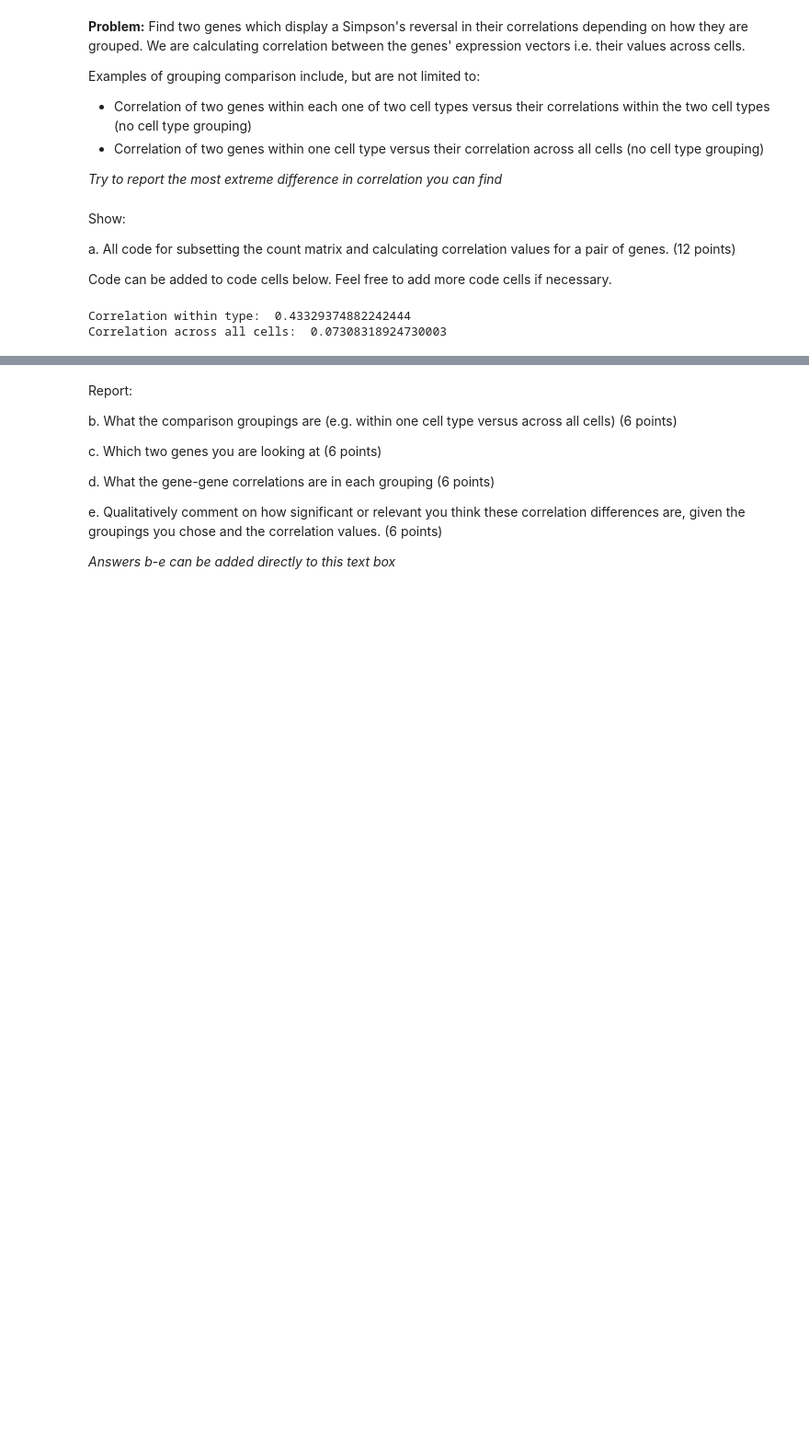
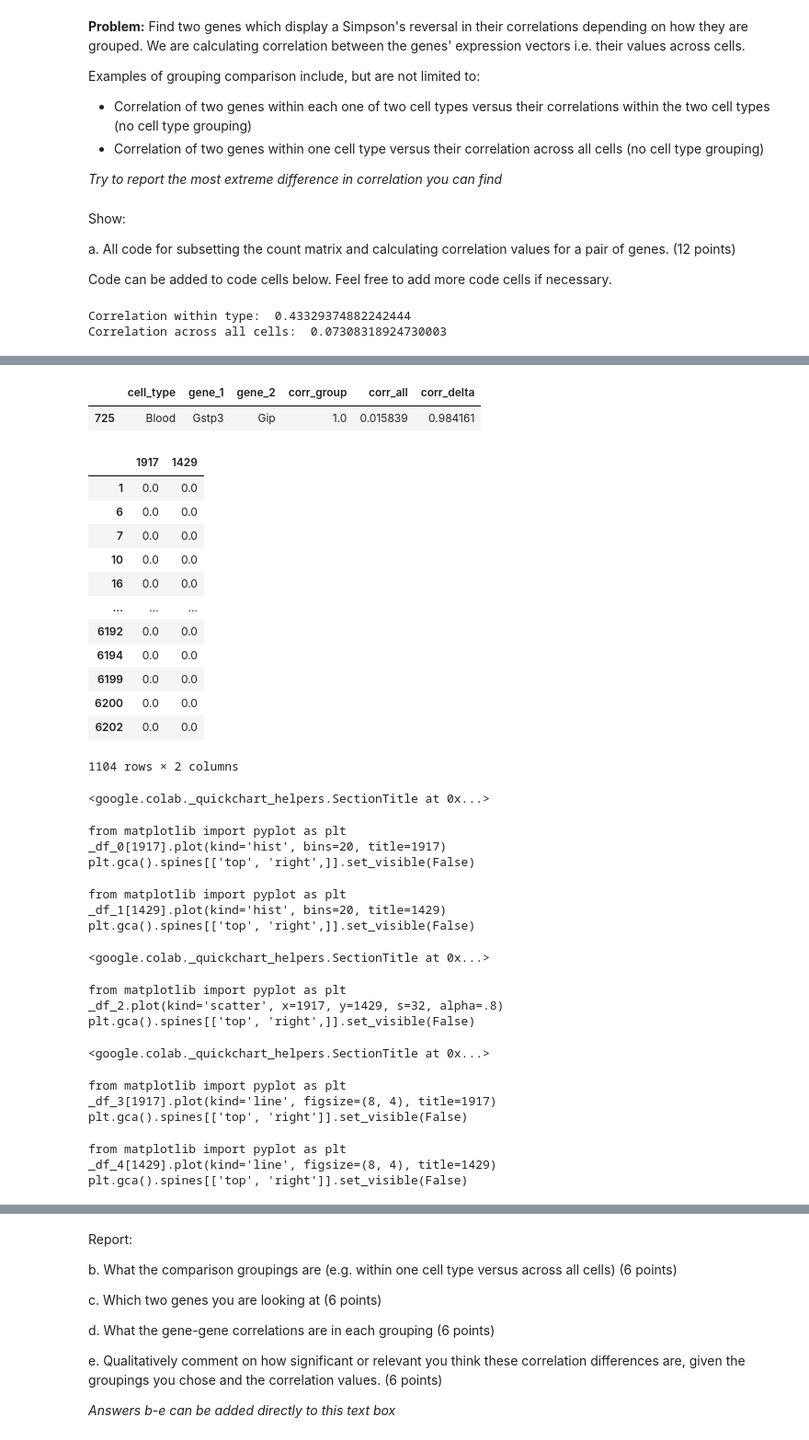
Before and after one commit to xqyn/BI-BE-CS-183-2023-HW, a Jupyter notebook: HW1/Problem3.ipynb, the cells around one changed output, grey strips where cells are left out. Shown at 92% size. Drawn from its saved outputs; the diff is of its cells as text; code cells hidden in the pictures; blank space fills up the shorter version.

```diff
--- a/HW1/Problem3.ipynb
+++ b/HW1/Problem3.ipynb
@@ -308,0 +274,46 @@ contain NAN
+# %%
+df['corr_delta'] = abs(abs(df['corr_group']) - abs(df['corr_all']))
+df.loc[df['corr_delta'] == max(df['corr_delta'])]
+# %% [output]
+|  | cell_type | gene_1 | gene_2 | corr_group | corr_all | corr_delta |
+| 725 | Blood | Gstp3 | Gip | 1.0 | 0.015839 | 0.984161 |
+# %%
+indices = meta['cell_type'].isin(['Blood'])
+
+g1_indices = meta_gene['gene_name'].tolist().index('Gstp3')
+g2_indices = meta_gene['gene_name'].tolist().index('Gip')
+# %%
+df_count_mat = pd.DataFrame(count_mat)
+df_count_mat.iloc[indices.values,[g1_indices,g2_indices]]
+# %% [output]
+|  | 1917 | 1429 |
+| 1 | 0.0 | 0.0 |
+| 6 | 0.0 | 0.0 |
+| 7 | 0.0 | 0.0 |
+| 10 | 0.0 | 0.0 |
+| 16 | 0.0 | 0.0 |
+| ... | ... | ... |
+| 6192 | 0.0 | 0.0 |
+| 6194 | 0.0 | 0.0 |
+| 6199 | 0.0 | 0.0 |
+| 6200 | 0.0 | 0.0 |
+| 6202 | 0.0 | 0.0 |
+1104 rows × 2 columns
+<google.colab._quickchart_helpers.SectionTitle at 0x...>
+from matplotlib import pyplot as plt
+_df_0[1917].plot(kind='hist', bins=20, title=1917)
+plt.gca().spines[['top', 'right',]].set_visible(False)
+from matplotlib import pyplot as plt
+_df_1[1429].plot(kind='hist', bins=20, title=1429)
+plt.gca().spines[['top', 'right',]].set_visible(False)
+<google.colab._quickchart_helpers.SectionTitle at 0x...>
+from matplotlib import pyplot as plt
+_df_2.plot(kind='scatter', x=1917, y=1429, s=32, alpha=.8)
+plt.gca().spines[['top', 'right',]].set_visible(False)
+<google.colab._quickchart_helpers.SectionTitle at 0x...>
+from matplotlib import pyplot as plt
+_df_3[1917].plot(kind='line', figsize=(8, 4), title=1917)
+plt.gca().spines[['top', 'right']].set_visible(False)
+from matplotlib import pyplot as plt
+_df_4[1429].plot(kind='line', figsize=(8, 4), title=1429)
+plt.gca().spines[['top', 'right']].set_visible(False)
```
Also changed, not shown: parts of 11 cells of this notebook.
